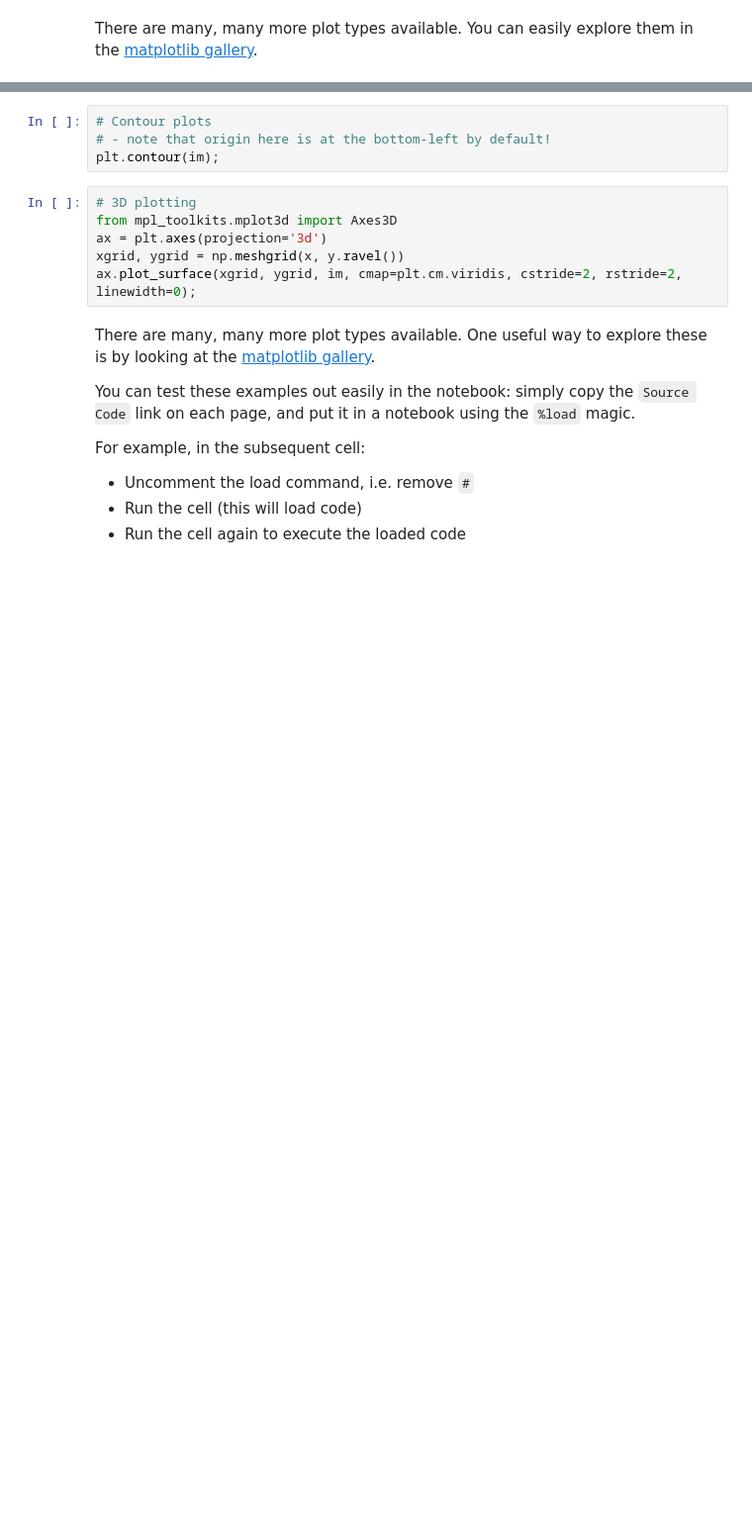
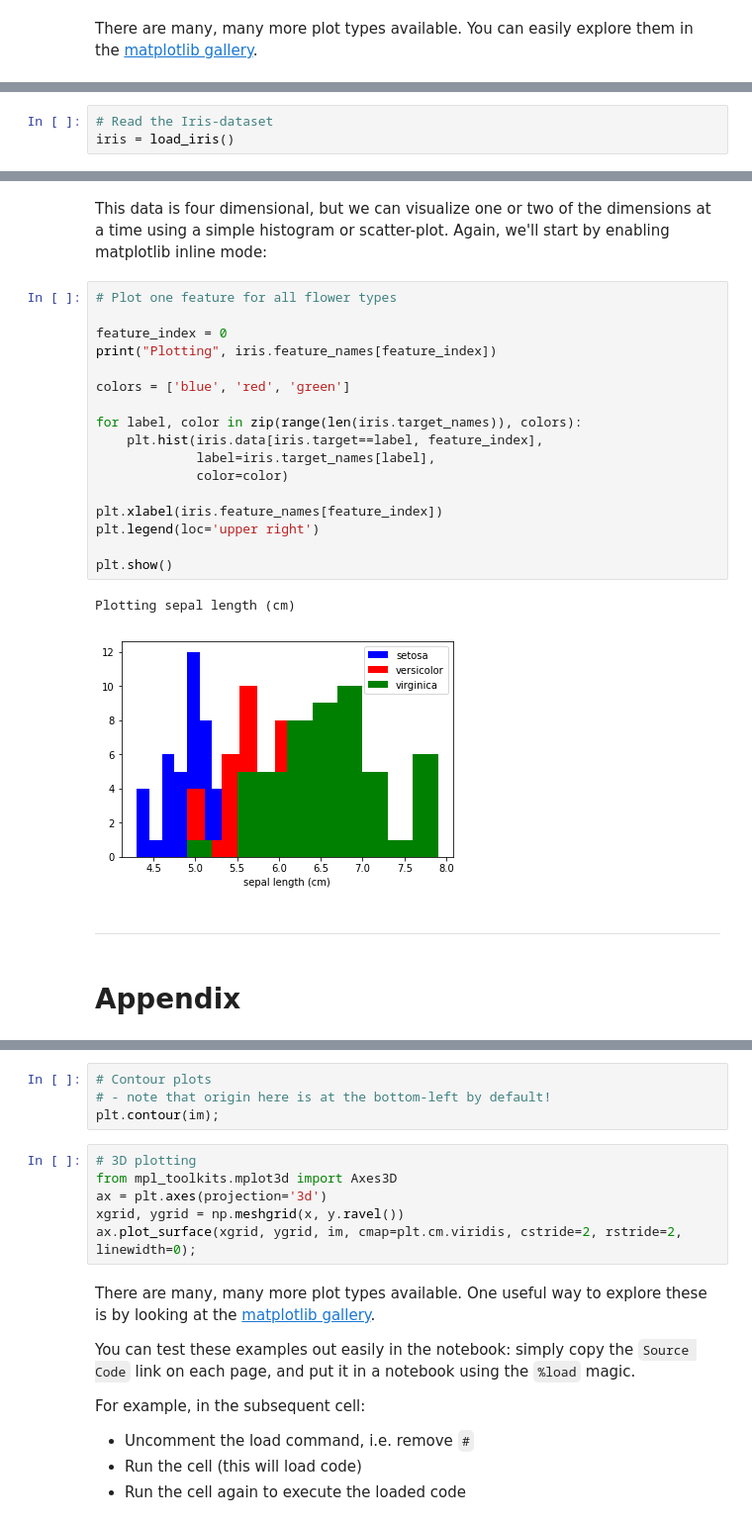
Before and after one commit to fordanic/cmiv-ai-course, a Jupyter notebook: notebooks/01 - Introduction to Jupyter Notebooks and Data Science.ipynb, the cells around one changed output, grey strips where cells are left out. Shown: that part at 99% size. Drawn from its saved outputs; the diff is of its cells as text; blank space fills up the shorter version.

```diff
--- a/notebooks/01 - Introduction to Jupyter Notebooks and Data Science.ipynb
+++ b/notebooks/01 - Introduction to Jupyter Notebooks and Data Science.ipynb
@@ -173,0 +185,3 @@ There are many, many more plot types available.  You can easily explore them in
+# %%
+# Read the Iris-dataset
+iris = load_iris()
@@ -173,0 +230,30 @@ There are many, many more plot types available.  You can easily explore them in
+# %% [markdown]
+This data is four dimensional, but we can visualize one or two of the dimensions
+at a time using a simple histogram or scatter-plot.  Again, we'll start by enabling
+matplotlib inline mode:
+# %%
+# Plot one feature for all flower types
+
+feature_index = 0
+print("Plotting", iris.feature_names[feature_index])
+
+colors = ['blue', 'red', 'green']
+
+for label, color in zip(range(len(iris.target_names)), colors):
+    plt.hist(iris.data[iris.target==label, feature_index],
+             label=iris.target_names[label],
+             color=color)
+
+plt.xlabel(iris.feature_names[feature_index])
+plt.legend(loc='upper right')
+
+plt.show()
+# %% [output]
+Plotting sepal length (cm)
+[figure, added]
+# %% [markdown]
+
+
+---
+# %% [markdown]
+# Appendix
```
Also changed, not shown: parts of 62 cells of this notebook.
